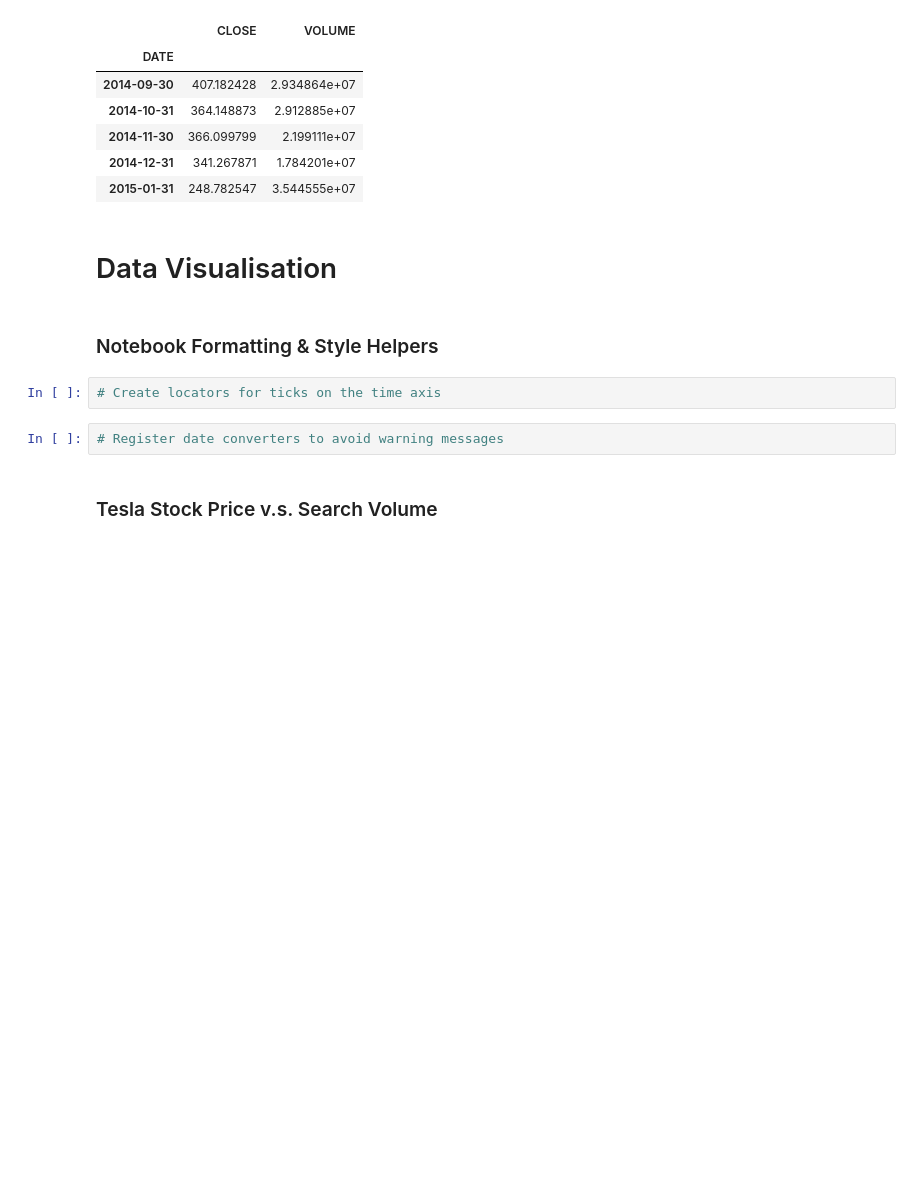
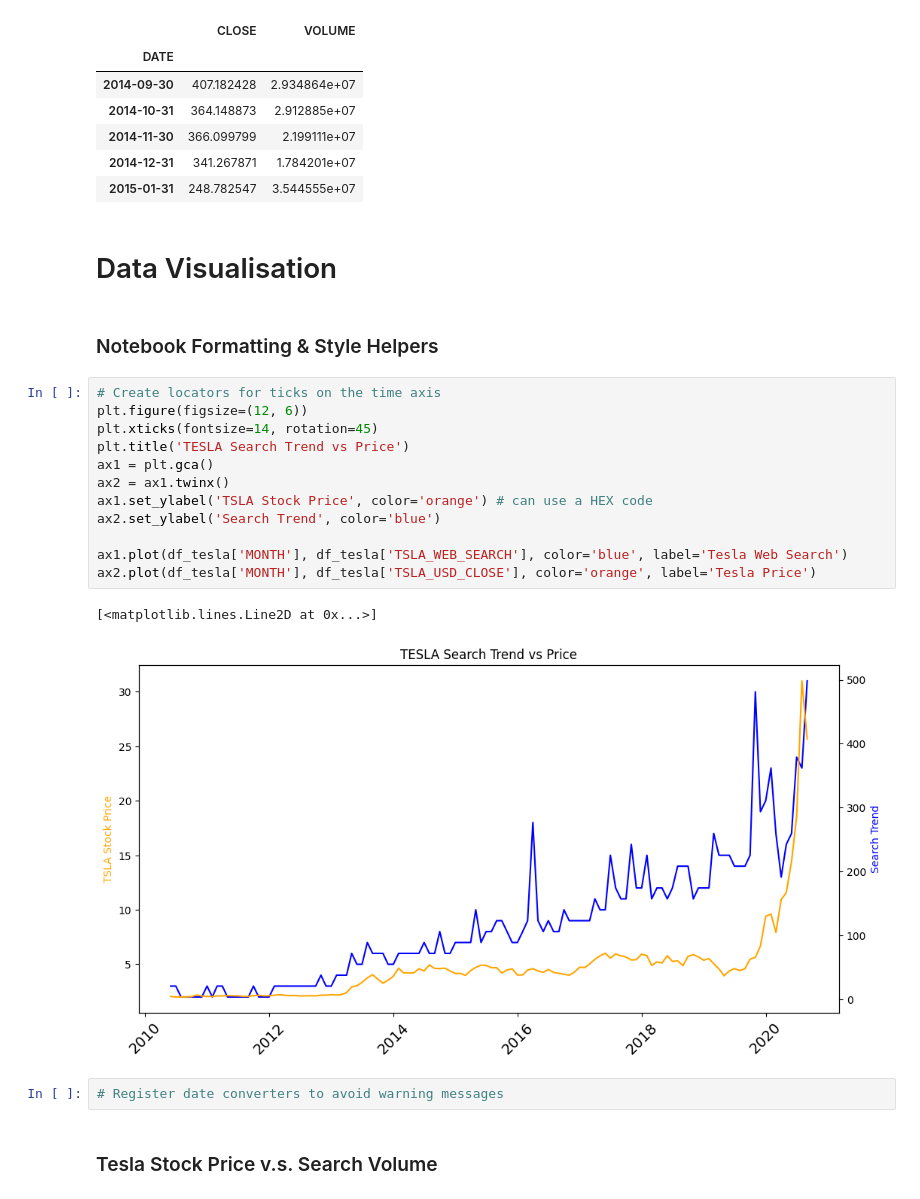
Before and after one commit to Ankush-Gauro/100DayPython, a Jupyter notebook: day75/Google Trends Data Viz (start)/Google Trends and Data Visualisation (start).ipynb, the cells around one changed output. Drawn from its saved outputs; the diff is of its cells as text; blank space fills up the shorter version.

Commit message:
google trends data analysis

```diff
--- a/day75/Google Trends Data Viz (start)/Google Trends and Data Visualisation (start).ipynb
+++ b/day75/Google Trends Data Viz (start)/Google Trends and Data Visualisation (start).ipynb
@@ -188,8 +193,21 @@ df_btc_monthly.head()
 # Data Visualisation
 # %% [markdown]
 ### Notebook Formatting & Style Helpers
-# %%
-# Create locators for ticks on the time axis
+# %%
+# Create locators for ticks on the time axis
+plt.figure(figsize=(12, 6))
+plt.xticks(fontsize=14, rotation=45)
+plt.title('TESLA Search Trend vs Price')
+ax1 = plt.gca()
+ax2 = ax1.twinx()
+ax1.set_ylabel('TSLA Stock Price', color='orange') # can use a HEX code
+ax2.set_ylabel('Search Trend', color='blue')
+
+ax1.plot(df_tesla['MONTH'], df_tesla['TSLA_WEB_SEARCH'], color='blue', label='Tesla Web Search')
+ax2.plot(df_tesla['MONTH'], df_tesla['TSLA_USD_CLOSE'], color='orange', label='Tesla Price')
+# %% [output]
+[<matplotlib.lines.Line2D at 0x...>]
+[figure, added]
 # %%
 # Register date converters to avoid warning messages
 # %% [markdown]
```
Also changed, not shown: parts of 4 cells of this notebook, 1 other file.
